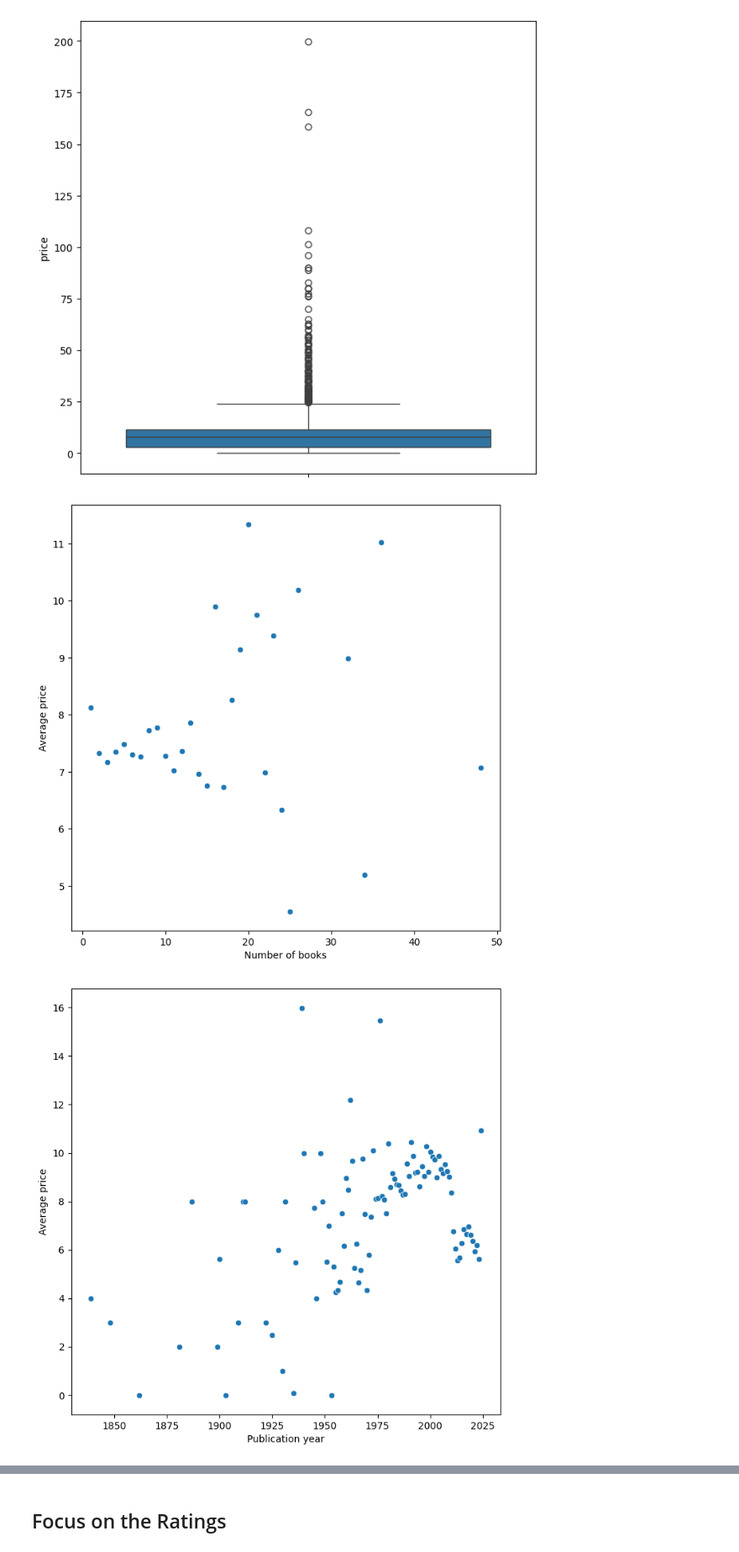
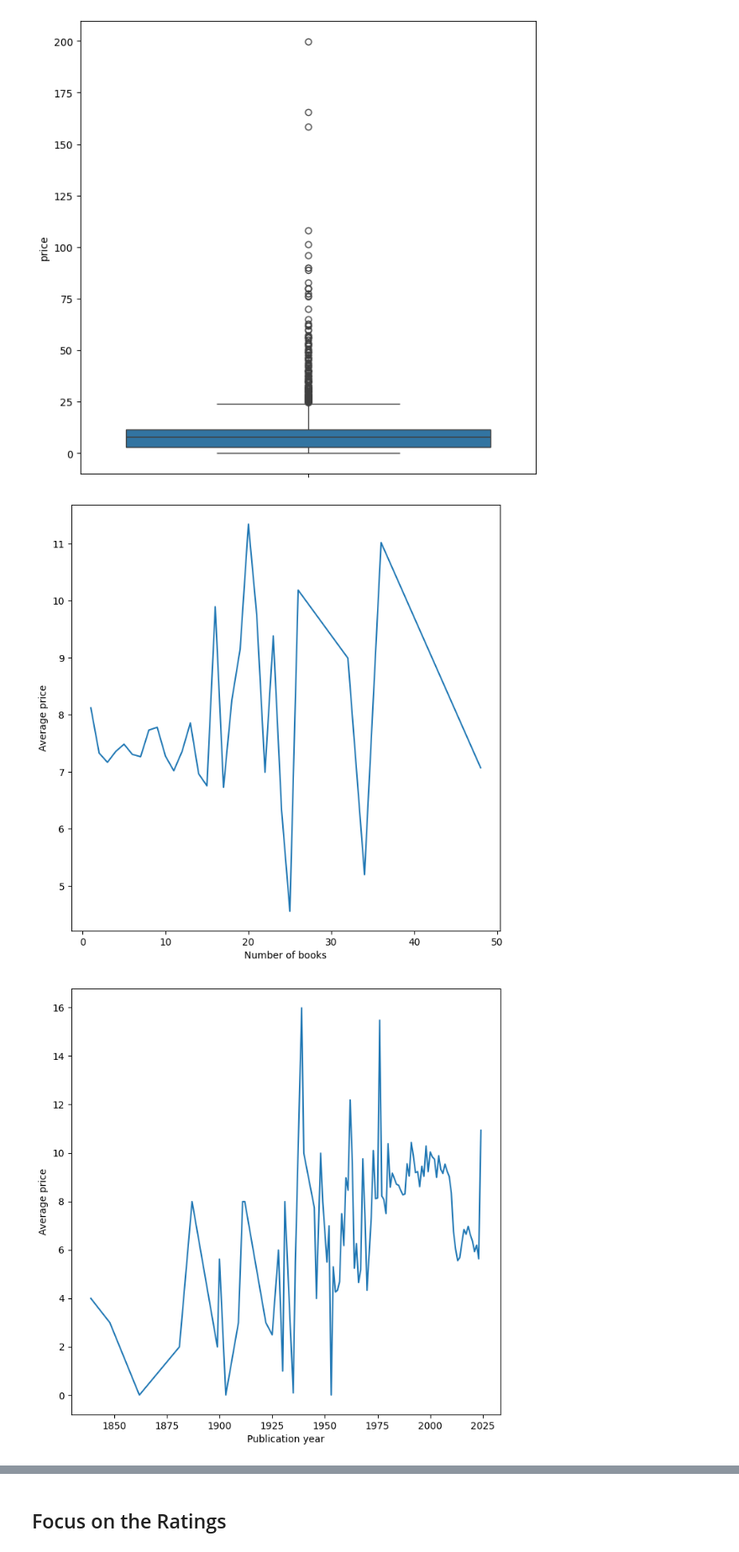
Before and after one commit to Ethan2541/Projet-DALAS, a Jupyter notebook: src/eda.ipynb, the cells around one changed output, grey strips where cells are left out. Shown at 84% size. Cells and saved outputs as stored; diff of their text form; code cells hidden in the pictures.

```diff
--- a/src/eda.ipynb
+++ b/src/eda.ipynb
@@ -419,24 +416,24 @@ authors_prices["n_books"] = authors_prices_groups.count()
 average_prices_per_n_books = authors_prices.groupby("n_books").mean()
 
 plt.figure(figsize=(8, 8))
-sns.scatterplot(average_prices_per_n_books, x="n_books", y="price")
+sns.lineplot(average_prices_per_n_books, x="n_books", y="price")
 plt.xlabel("Number of books")
 plt.ylabel("Average price")
 plt.savefig("../figures/authors_prices_scatterplot.svg", format="svg")
 plt.show()
 # %% [output]
-[figure, old version]
+[figure, new version]
 # %%
 average_prices = df.groupby("publication_year")["price"].mean()
 
 plt.figure(figsize=(8, 8))
-sns.scatterplot(data=average_prices)
+sns.lineplot(data=average_prices)
 plt.xlabel("Publication year")
 plt.ylabel("Average price")
 plt.savefig("../figures/prices_scatterplot.svg", format="svg")
 plt.show()
 # %% [output]
-[figure, old version]
+[figure, new version]
 # %%
 genres_average_prices = genres_groups["price"].mean()
 
```
Also changed, not shown: parts of 5 cells of this notebook, 27 other files.
